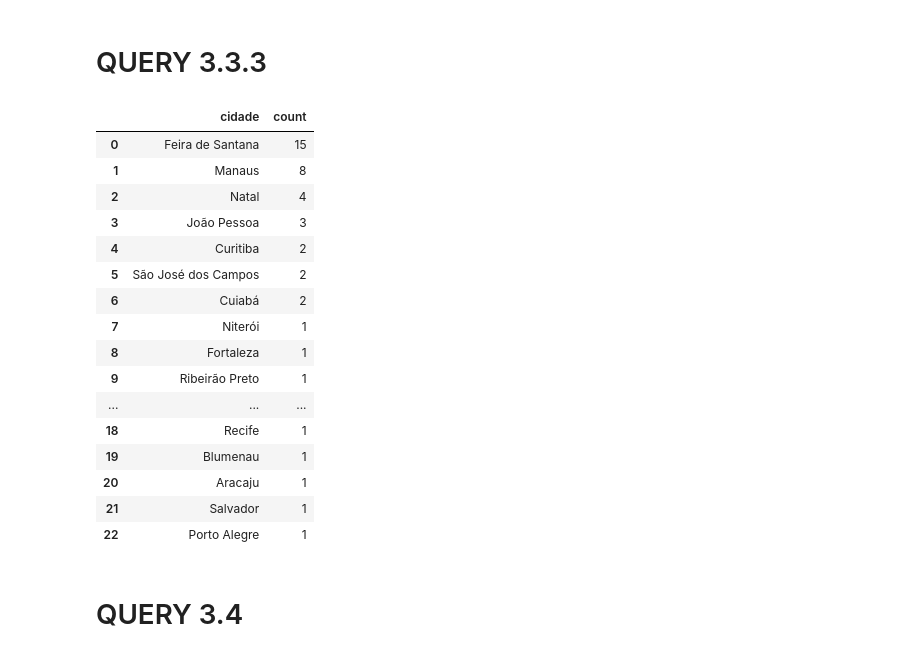
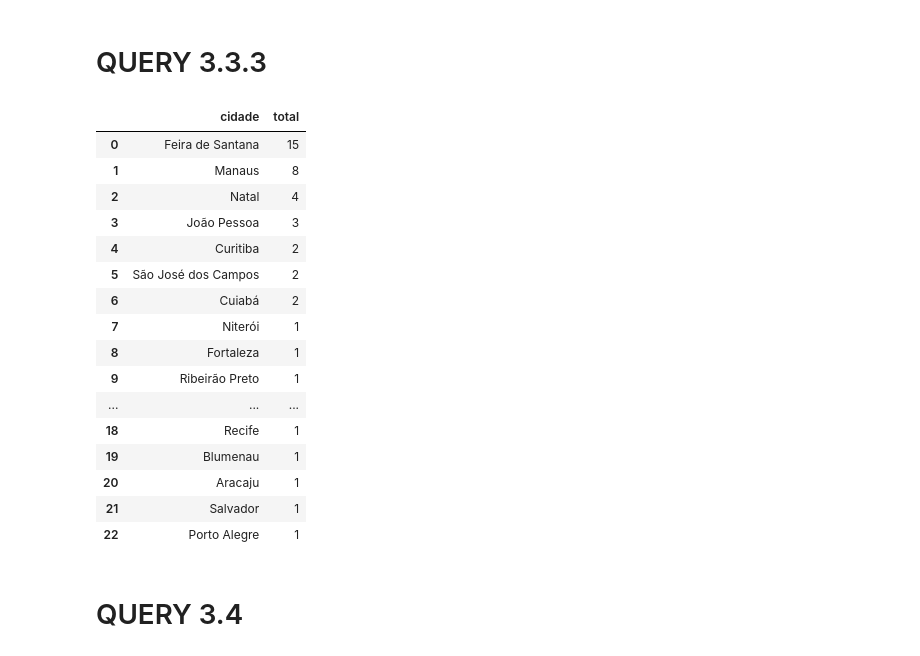
Before and after one commit to thzero0/Base-de-Dados-, a Jupyter notebook: consultas.ipynb, the cells around one changed output. Saved outputs shown, nothing was run; the diff lists cells and outputs as text; code cells hidden in the pictures.

```diff
--- a/consultas.ipynb
+++ b/consultas.ipynb
@@ -151,17 +151,17 @@ display(df)
 # QUERY 3.3.3
 # %%
 query = '''
-SELECT L.cidade, Count(*)
+SELECT L.cidade, Count(*) as total
 FROM localizacao L JOIN propriedade p
 USING (cep)
 GROUP BY cidade
-ORDER BY count DESC
+ORDER BY total DESC
 '''
 
 df = pd.read_sql(query, engine)
 display(df)
 # %% [output]
-|  | cidade | count |
+|  | cidade | total |
 | 0 | Feira de Santana | 15 |
 | 1 | Manaus | 8 |
 | 2 | Natal | 4 |
```
Also changed, not shown: 2 other files.
